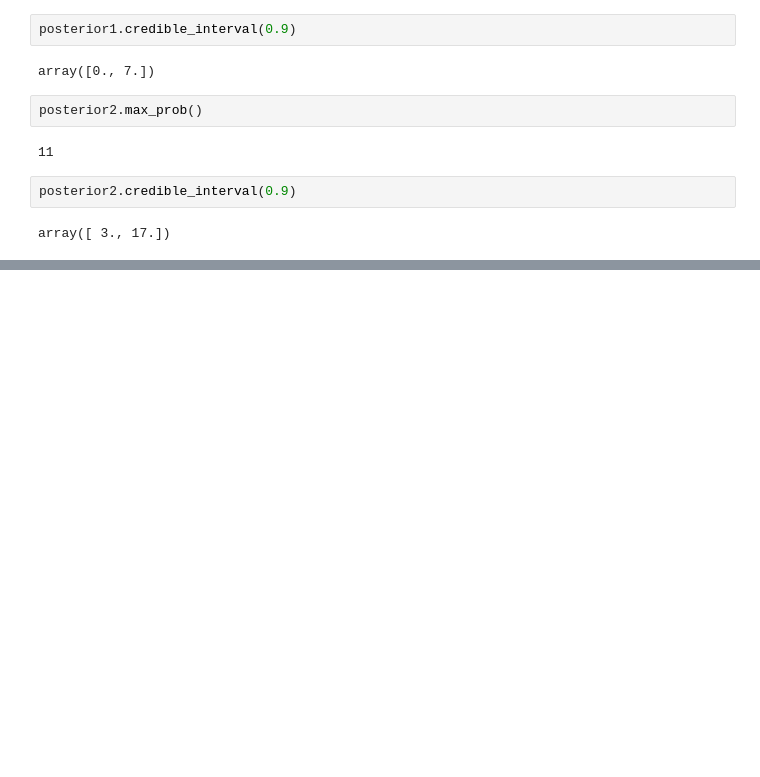
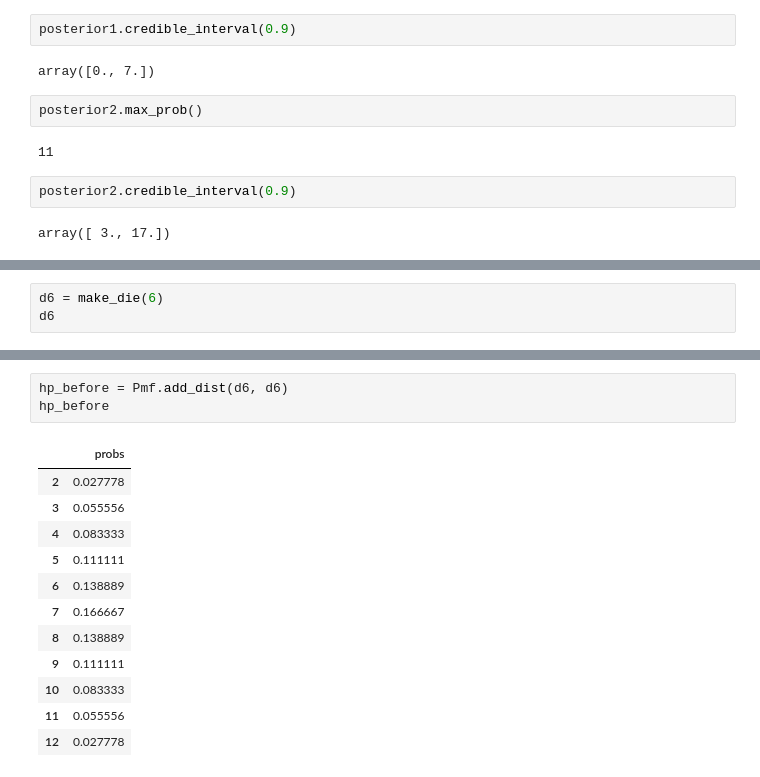
Before and after one commit to fdalforno/stats101, a Jupyter notebook: 20-Quote e addizioni.ipynb, the cells around one changed output, grey strips where cells are left out. Cells and saved outputs as stored; diff of their text form; blank space fills up the shorter version.

```diff
--- a/20-Quote e addizioni.ipynb
+++ b/20-Quote e addizioni.ipynb
@@ -468,0 +561,3 @@ array([ 3., 17.])
+# %%
+d6 = make_die(6)
+d6
@@ -468,0 +572,16 @@ array([ 3., 17.])
+# %%
+hp_before = Pmf.add_dist(d6, d6)
+hp_before
+# %% [output]
+|  | probs |
+| 2 | 0.027778 |
+| 3 | 0.055556 |
+| 4 | 0.083333 |
+| 5 | 0.111111 |
+| 6 | 0.138889 |
+| 7 | 0.166667 |
+| 8 | 0.138889 |
+| 9 | 0.111111 |
+| 10 | 0.083333 |
+| 11 | 0.055556 |
+| 12 | 0.027778 |
```
Also changed, not shown: parts of 27 cells of this notebook, 12 other files.
